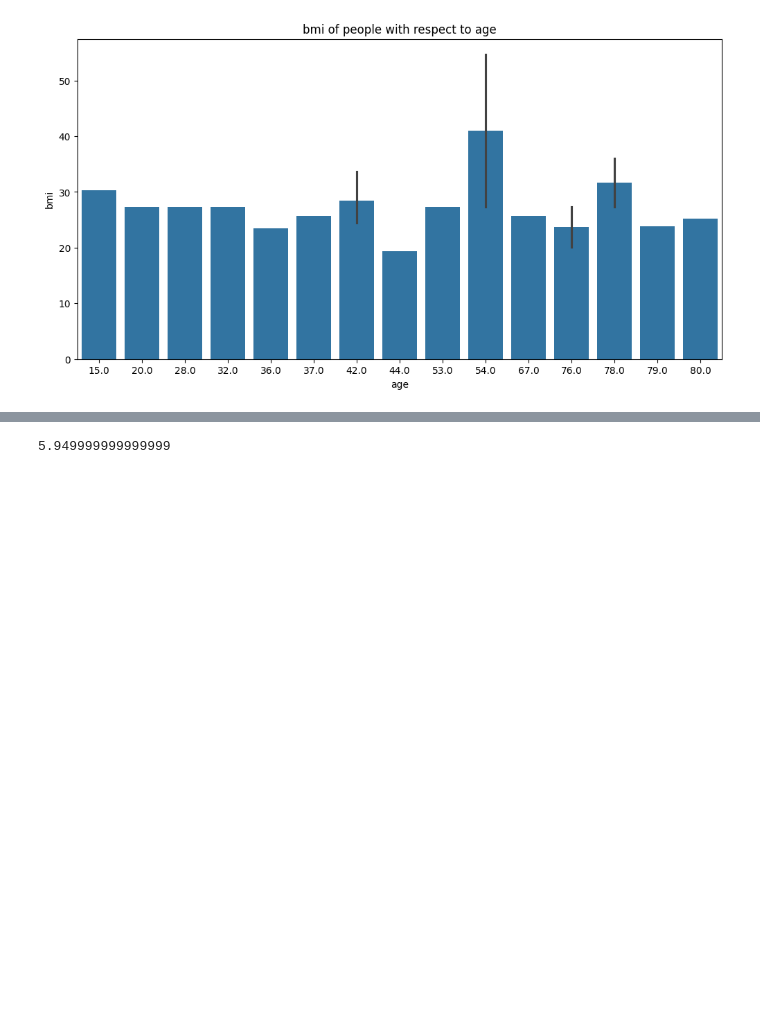
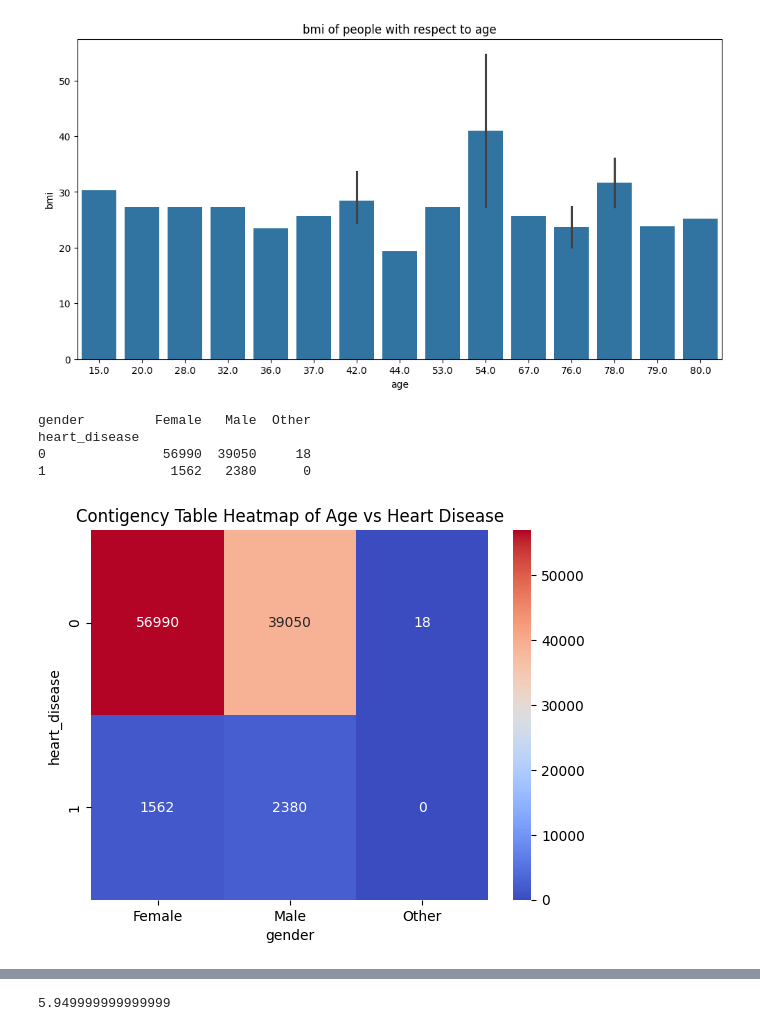
Before and after one commit to diablo010/Diabetes-Prediction, a Jupyter notebook: diabetes.ipynb, the cells around one changed output, grey strips where cells are left out. Drawn from its saved outputs; the diff is of its cells as text; code cells hidden in the pictures; blank space fills up the shorter version.

```diff
--- a/diabetes.ipynb
+++ b/diabetes.ipynb
@@ -120,3 +128,20 @@ plt.title("bmi of people with respect to age")
 plt.show()
 # %% [output]
 [figure]
+# %%
+#Create a contigency table
+contigency_table = pd.crosstab(df1["heart_disease"], df1["gender"])
+
+#Display the table
+print(contigency_table)
+# %% [output]
+gender         Female   Male  Other
+heart_disease
+0               56990  39050     18
+1                1562   2380      0
+# %%
+sns.heatmap(contigency_table, annot = True, cmap = "coolwarm", fmt = "d")
+plt.title("Contigency Table Heatmap of Age vs Heart Disease")
+plt.show()
+# %% [output]
+[figure, added]
```
Also changed, not shown: parts of 6 cells of this notebook.
